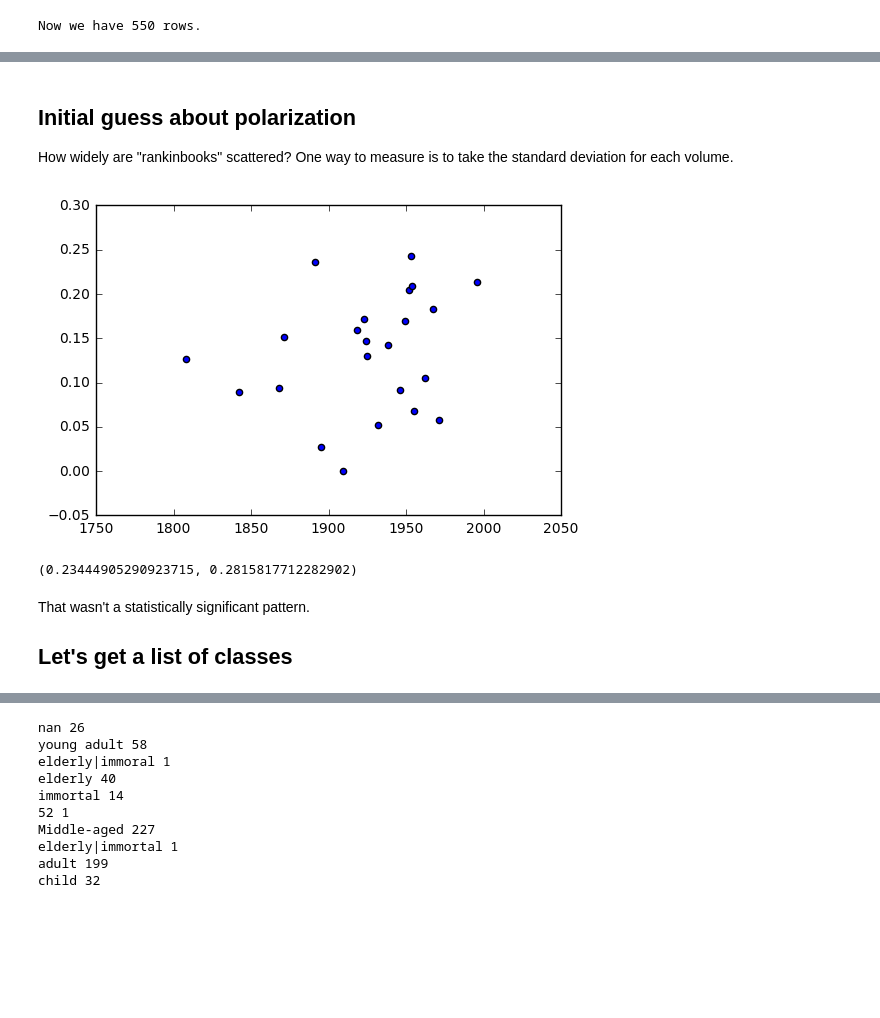
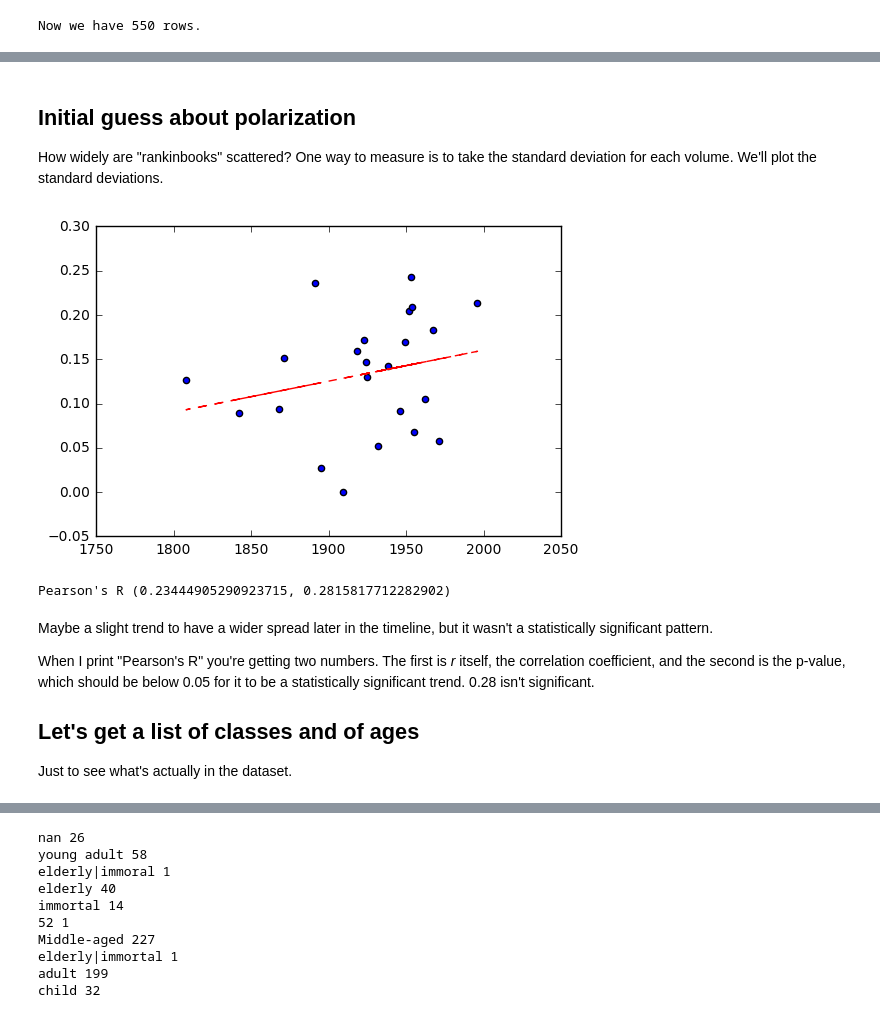
Before and after one commit to afcarl/class, a Jupyter notebook: analysis/initialanalysis.ipynb, the cells around one changed output, grey strips where cells are left out. Drawn from its saved outputs; the diff is of its cells as text; code cells hidden in the pictures; blank space fills up the shorter version.

```diff
--- a/analysis/initialanalysis.ipynb
+++ b/analysis/initialanalysis.ipynb
@@ -57,29 +63,36 @@ charmeta.head()
 # %% [markdown]
 ## Initial guess about polarization
 
-How widely are "rankinbooks" scattered? One way to measure is to take the standard deviation for each volume.
+How widely are "rankinbooks" scattered? One way to measure is to take the standard deviation for each volume. We'll plot the standard deviations.
 # %%
 x = []
 y = []
 
 for docid, group in charmeta.groupby('docid'):
     thisdate = np.mean(group.date)
     if thisdate < 1700:
         continue
     deviation = np.std(group.rankinbook)
     x.append(thisdate)
     y.append(deviation)
 
 plt.scatter(x, y)
+z = np.polyfit(x, y, 1)
+p = np.poly1d(z)
+plt.plot(x,p(x),"r--")
 plt.show()
-print(pearsonr(x, y))
+print("Pearson's R", pearsonr(x, y))
 # %% [output]
-[figure, old version]
+[figure, new version]
-(0.23444905290923715, 0.2815817712282902)
+Pearson's R (0.23444905290923715, 0.2815817712282902)
-# %% [markdown]
-That wasn't a statistically significant pattern.
-
-## Let's get a list of classes
+# %% [markdown]
+Maybe a slight trend to have a wider spread later in the timeline, but it wasn't a statistically significant pattern.
+
+When I print "Pearson's R" you're getting two numbers. The first is *r* itself, the correlation coefficient, and the second is the p-value, which should be below 0.05 for it to be a statistically significant trend. 0.28 isn't significant.
+
+## Let's get a list of classes and of ages
+
+Just to see what's actually in the dataset.
 # %%
 classlist = Counter()
 
```
Also changed, not shown: parts of 19 cells of this notebook.
